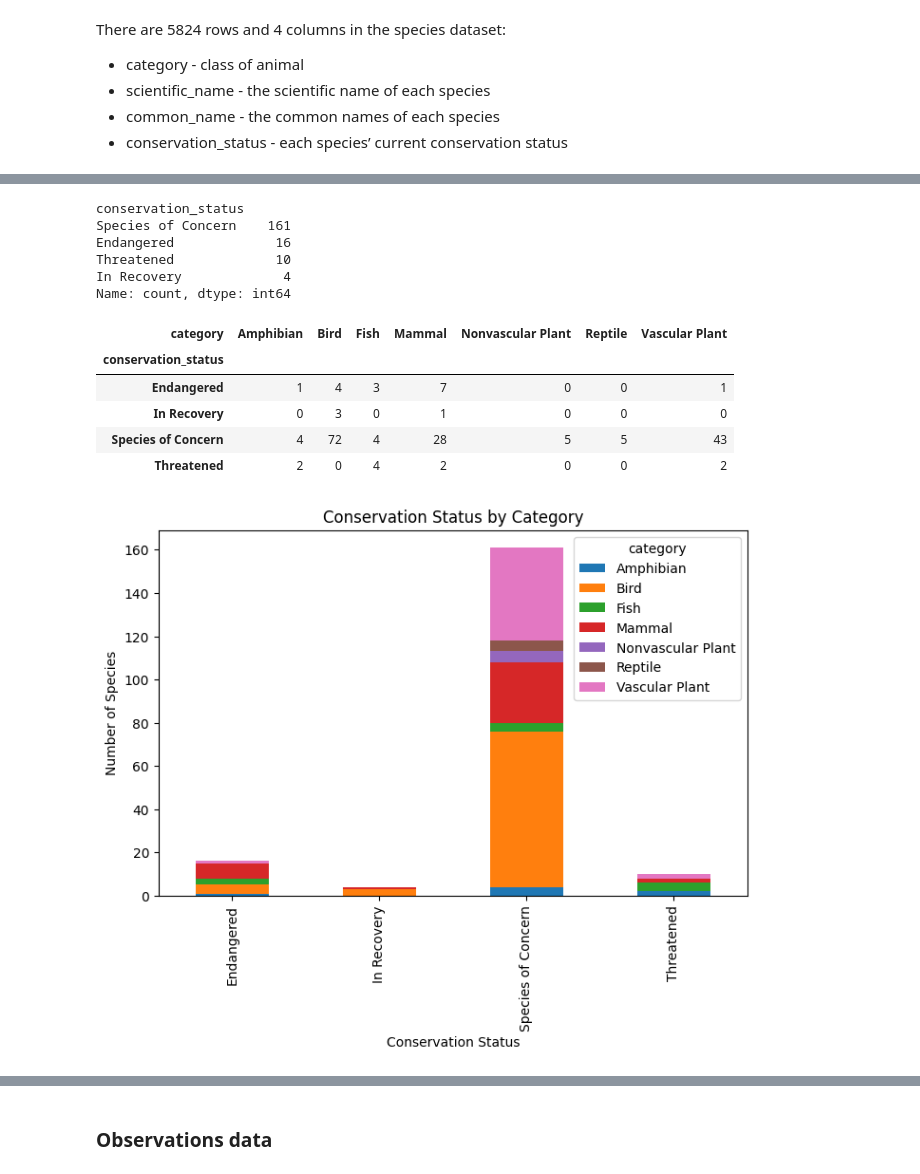
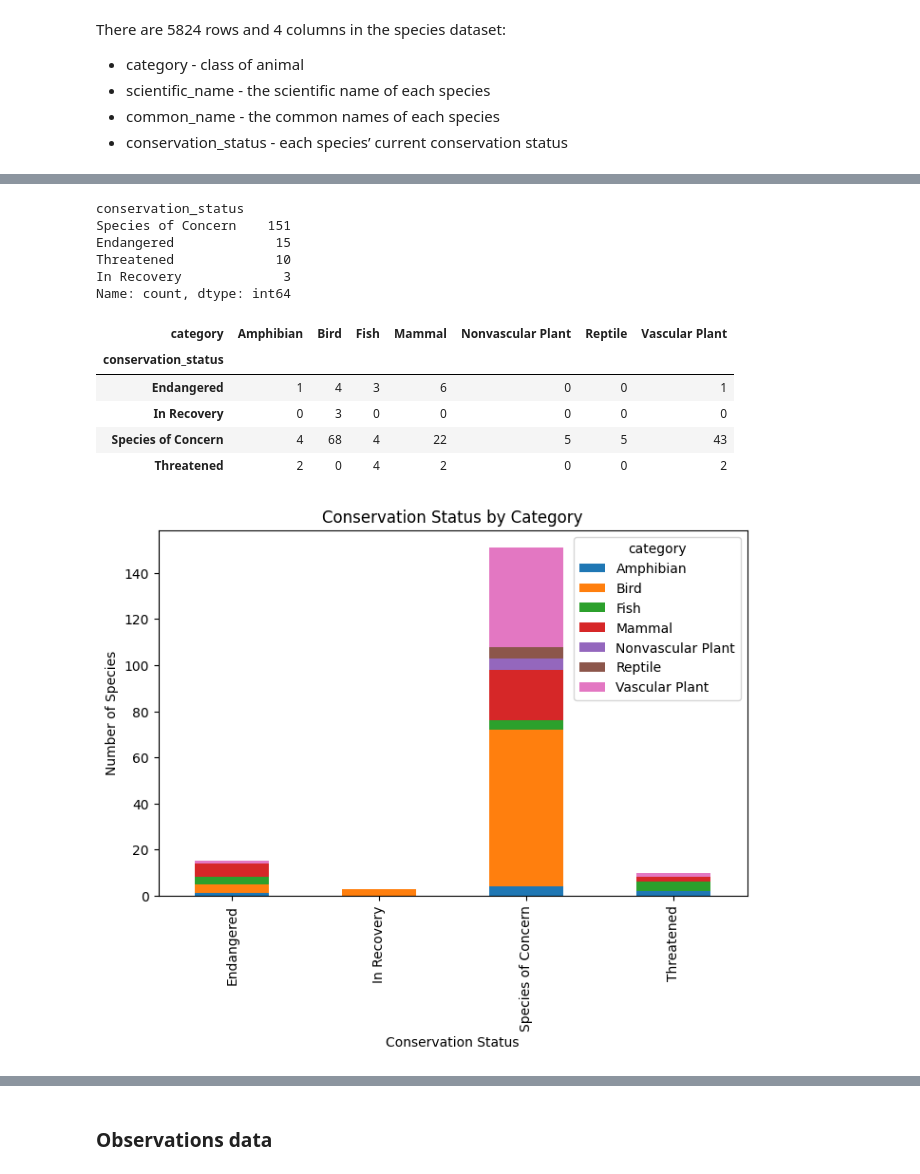
Before and after one commit to 7086600/biodiversity_project, a Jupyter notebook: biodiversity.ipynb, the cells around one changed output, grey strips where cells are left out. Saved outputs shown, nothing was run; the diff lists cells and outputs as text; code cells hidden in the pictures.

```diff
--- a/biodiversity.ipynb
+++ b/biodiversity.ipynb
@@ -115,0 +107,4 @@ speciesDublDf[speciesDublDf['scientific_name']=='Canis lupus']
+# %%
+# drop common_names column
+species_drop = species.drop(columns=['common_names'])
+species_drop.head()
@@ -115,0 +142,4 @@ speciesDublDf[speciesDublDf['scientific_name']=='Canis lupus']
+# %%
+# drop duplicates by scientific_name and keep last value
+species_drop = species_drop.drop_duplicates(subset='scientific_name', keep='last')
+print(f"The shape of the species dataset without scientific_name duplicates is - {species_drop.shape}")
@@ -138,24 +206,24 @@ plt.show()
 # %%
 # count the total number of conservation species
-species['conservation_status'].value_counts()
+species_drop['conservation_status'].value_counts()
 # %% [output]
 conservation_status
-Species of Concern    161
-Endangered             16
+Species of Concern    151
+Endangered             15
 Threatened             10
-In Recovery             4
+In Recovery             3
 Name: count, dtype: int64
 # %%
 # select category and conservation status, group by conservation_status, and count category status
 # using .unstack() to pivot the table; fill missing values with 0
-conservationCategory = species[['category', 'conservation_status']].groupby('conservation_status').value_counts().unstack().fillna(0).astype(int)
+conservationCategory = species_drop[['category', 'conservation_status']].groupby('conservation_status').value_counts().unstack().fillna(0).astype(int)
 conservationCategory
 # %% [output]
 | category | Amphibian | Bird | Fish | Mammal | Nonvascular Plant | Reptile | Vascular Plant |
 | conservation_status |  |  |  |  |  |  |  |
-| Endangered | 1 | 4 | 3 | 7 | 0 | 0 | 1 |
-| In Recovery | 0 | 3 | 0 | 1 | 0 | 0 | 0 |
-| Species of Concern | 4 | 72 | 4 | 28 | 5 | 5 | 43 |
+| Endangered | 1 | 4 | 3 | 6 | 0 | 0 | 1 |
+| In Recovery | 0 | 3 | 0 | 0 | 0 | 0 | 0 |
+| Species of Concern | 4 | 68 | 4 | 22 | 5 | 5 | 43 |
 | Threatened | 2 | 0 | 4 | 2 | 0 | 0 | 2 |
 # %%
 # creating stacked bar plot for conservation status by category
@@ -165,7 +233,7 @@ plt.xlabel('Conservation Status')
 plt.ylabel('Number of Species')
 plt.show()
 # %% [output]
-[figure, old version]
+[figure, new version]
 # %% [markdown]
 ### Insights from species data
 
```
Also changed, not shown: parts of 16 cells of this notebook.
